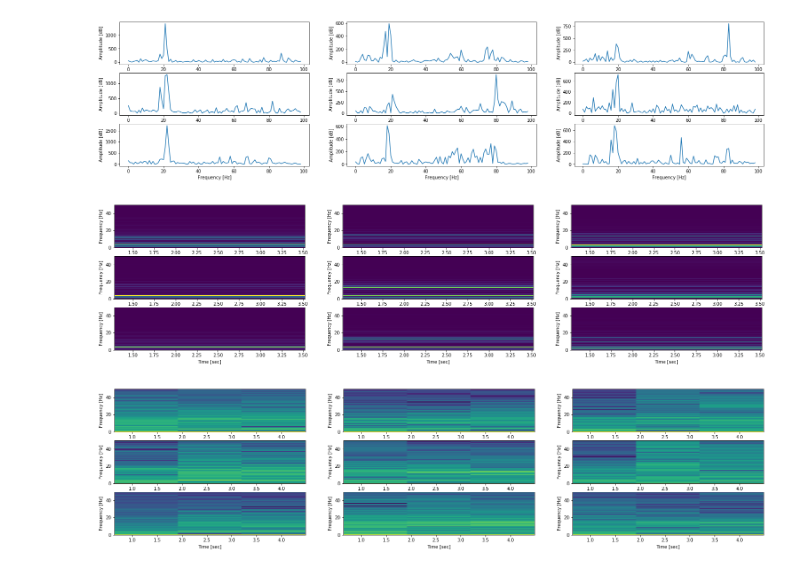
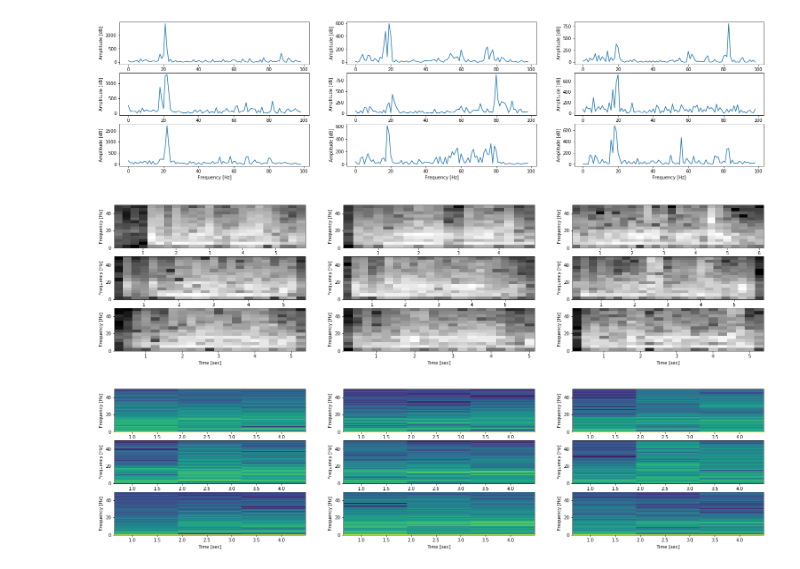
Before and after one commit to rfayan/TUG_Fall_Analysis, a Jupyter notebook: TUG_spectrograms.ipynb, the cells around one changed output. Cells and saved outputs as stored; diff of their text form; code cells hidden in the pictures.

```diff
--- a/TUG_spectrograms.ipynb
+++ b/TUG_spectrograms.ipynb
@@ -166,0 +134,6 @@ plt.show()
+# %%
+for i in range(9):
+    plt.subplot(3, 3, i+1)
+    plt.plot(patients[n].fft_windows[i])
+    plt.ylabel('Amplitude [dB]')
+    plt.xlabel('Frequency [Hz]')
@@ -166,0 +142,7 @@ plt.show()
+# %%
+for i in range(9):
+    plt.subplot(3, 3, i+1)
+    f, t, Sxx = signal.spectrogram(patients[n].data_windows[i], fs=100, nperseg=128)
+    plt.pcolormesh(t, f, np.log(Sxx), cmap="gray", norm=Normalize.autoscale(Normalize, Sxx))
+    plt.ylabel('Frequency [Hz]')
+    plt.xlabel('Time [sec]')
@@ -167,6 +151,6 @@ plt.show()
 # %%
-for i in range(n_windows):
-    plt.subplot(lines, columns, i+1)
+for i in range(9):
+    plt.subplot(3, 3, i+1)
     plt.specgram(patients[n].data_windows[i], Fs=100)
     plt.ylabel('Frequency [Hz]')
     plt.xlabel('Time [sec]')
@@ -176,0 +161,9 @@ for i in range(n_windows):
+# %%
+matrix = np.concatenate(patients[n].data_windows)
+matrix = np.transpose(matrix)
+
+f, t, Sxx = signal.spectrogram(matrix, fs=100, nperseg=128)
+plt.pcolormesh(t, f, np.log(Sxx), cmap="gray", norm=Normalize.autoscale(Normalize, Sxx))
+plt.ylabel('Frequency [Hz]')
+plt.xlabel('Time [sec]')
+plt.show()
@@ -198,14 +211,14 @@ for i in range(9):
 # %%
 for i in range(9):
     tug_begin = patients[n].tugs[i][0]
     tug_end = patients[n].tugs[i][1]
-    f, t, Sxx = signal.spectrogram(patients[n].data[tug_begin:tug_end], fs=100)
+    f, t, Sxx = signal.spectrogram(patients[n].data[tug_begin:tug_end], fs=100, nperseg=28)
     plt.subplot(3, 3, i+1)
-    plt.pcolormesh(t, f, Sxx)
+    plt.pcolormesh(t, f, np.log(Sxx), cmap="gray", norm=Normalize.autoscale(Normalize, Sxx))
     plt.ylabel('Frequency [Hz]')
     plt.xlabel('Time [sec]')
 # %% [output]
-[figure, old version]
+[figure, new version]
 # %%
 for i in range(9):
     tug_begin = patients[n].tugs[i][0]
```
Also changed, not shown: parts of 26 cells of this notebook, 17 other files.
